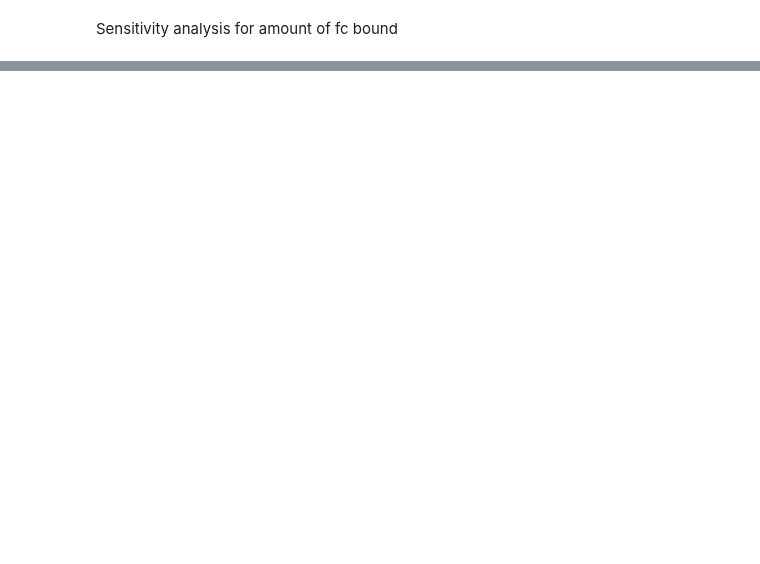
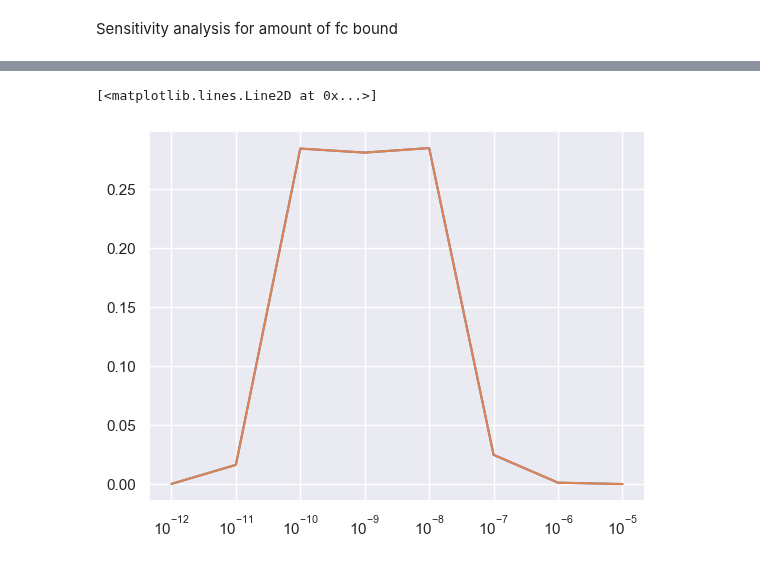
Before and after one commit to lukedtc/ADCC-Project, a Jupyter notebook: Receptor_level_model/two_cell_steady_states.ipynb, the cells around one changed output, grey strips where cells are left out. Saved outputs shown, nothing was run; the diff lists cells and outputs as text; code cells hidden in the pictures; blank space fills up the shorter version.

```diff
--- a/Receptor_level_model/two_cell_steady_states.ipynb
+++ b/Receptor_level_model/two_cell_steady_states.ipynb
@@ -250,0 +261,6 @@ plt.show()
+# %%
+plt.semilogx(A0s, delta4_si)
+plt.semilogx(A0s, delta7_si)
+# %% [output]
+[<matplotlib.lines.Line2D at 0x...>]
+[figure, added]
```
Also changed, not shown: parts of 6 cells of this notebook, 9 other files.
